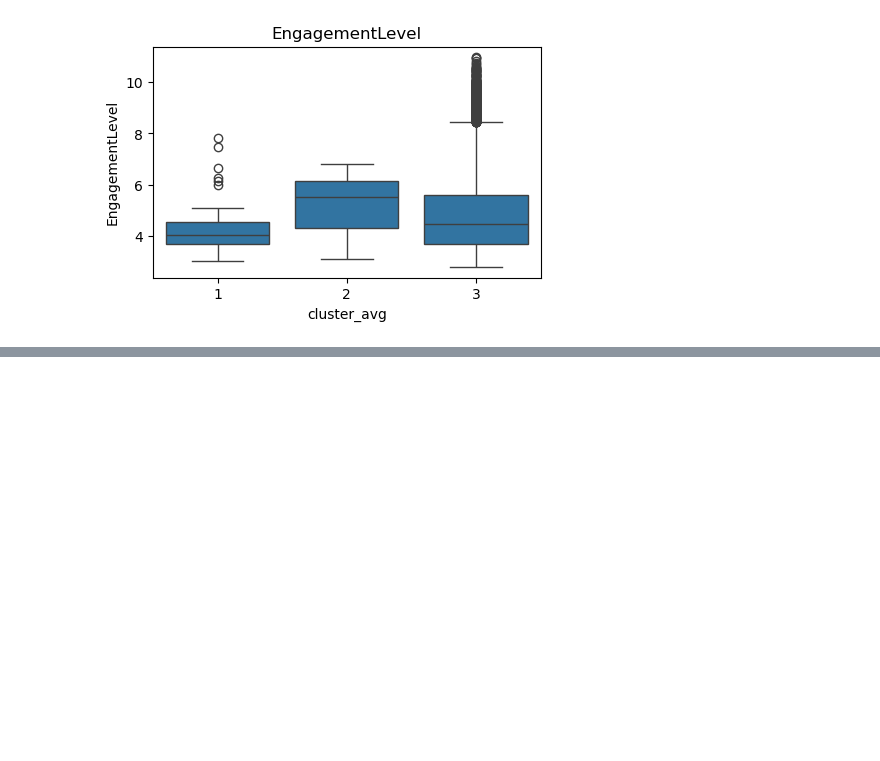
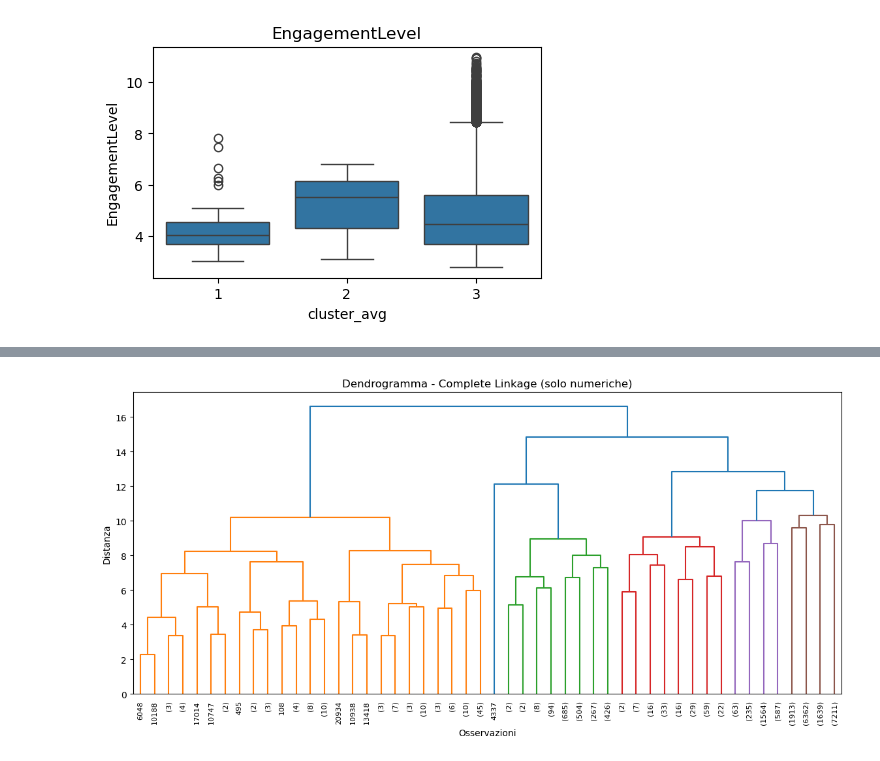
Before and after one commit to leopasq24/DataMining, a Jupyter notebook: hierarchical_clustering (2).ipynb, the cells around one changed output, grey strips where cells are left out. Saved outputs shown, nothing was run; the diff lists cells and outputs as text; code cells hidden in the pictures; blank space fills up the shorter version.

```diff
--- a/hierarchical_clustering (2).ipynb
+++ b/hierarchical_clustering (2).ipynb
@@ -391,0 +452,13 @@ for col in numeric_vars:
+# %%
+#reasoning with only numerical columns
+Z_num2 = linkage(df_cluster_num, method='complete')
+# %%
+
+plt.figure(figsize=(14, 6))
+dendrogram(Z_num2, truncate_mode='level', p=5)
+plt.title("Dendrogramma - Complete Linkage (solo numeriche)")
+plt.xlabel("Osservazioni")
+plt.ylabel("Distanza")
+plt.show()
+# %% [output]
+[figure, added]
```
Also changed, not shown: parts of 31 cells of this notebook.
